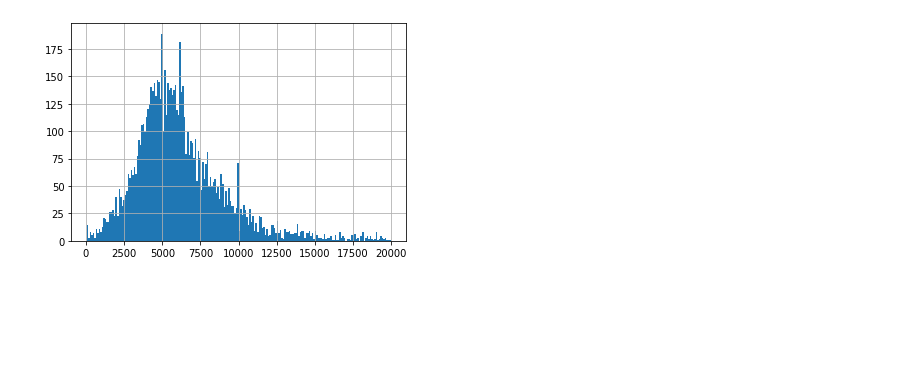
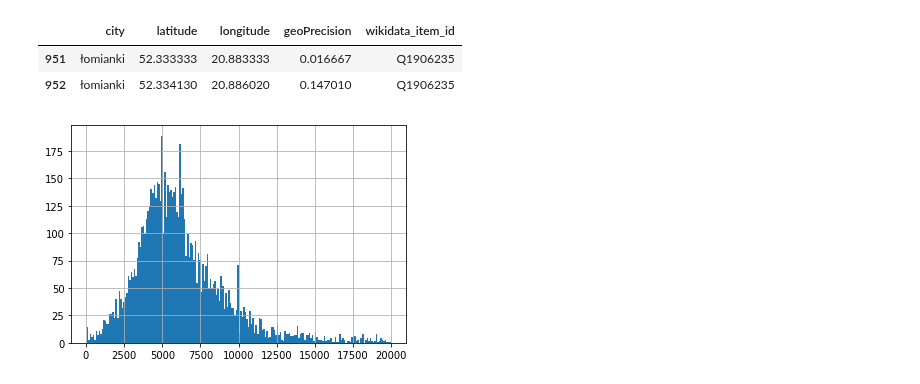
Before and after one commit to KacperGrodecki/Masovian-real-estate, a Jupyter notebook: model Pyton/mazowieckie_colab_DNN.ipynb, the cells around one changed output. Cells and saved outputs as stored; diff of their text form; code cells hidden in the pictures; blank space fills up the shorter version.

```diff
--- a/model Pyton/mazowieckie_colab_DNN.ipynb
+++ b/model Pyton/mazowieckie_colab_DNN.ipynb
@@ -514,6 +514,12 @@ dfCities=get_cities()
 dfCounties=get_counties()
 dfVoivodeships=get_voivodeships()
 dfWarsawDistricts=get_warsaw_districts()
+# %%
+dfCities[dfCities['city']=='łomianki']
+# %% [output]
+|  | city | latitude | longitude | geoPrecision | wikidata_item_id |
+| 951 | łomianki | 52.333333 | 20.883333 | 0.016667 | Q1906235 |
+| 952 | łomianki | 52.334130 | 20.886020 | 0.147010 | Q1906235 |
 # %%
 final=makeDataFrame(filename)
 # %% [output]
```
Also changed, not shown: parts of 26 cells of this notebook.
